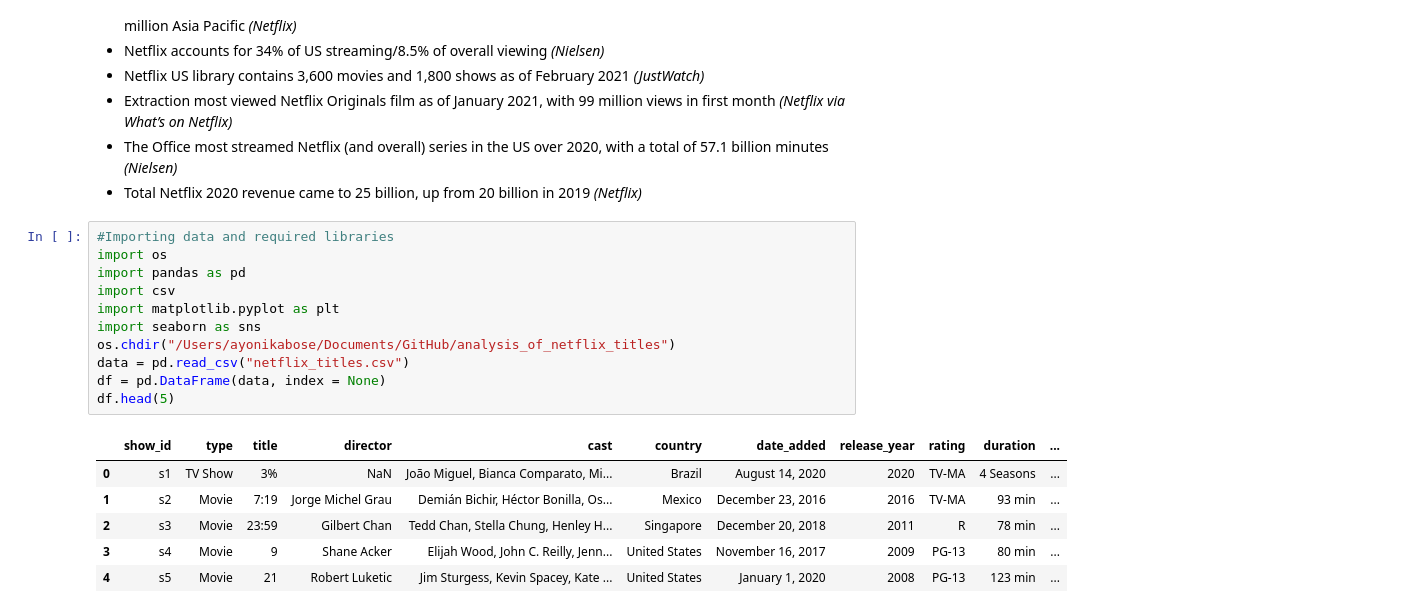
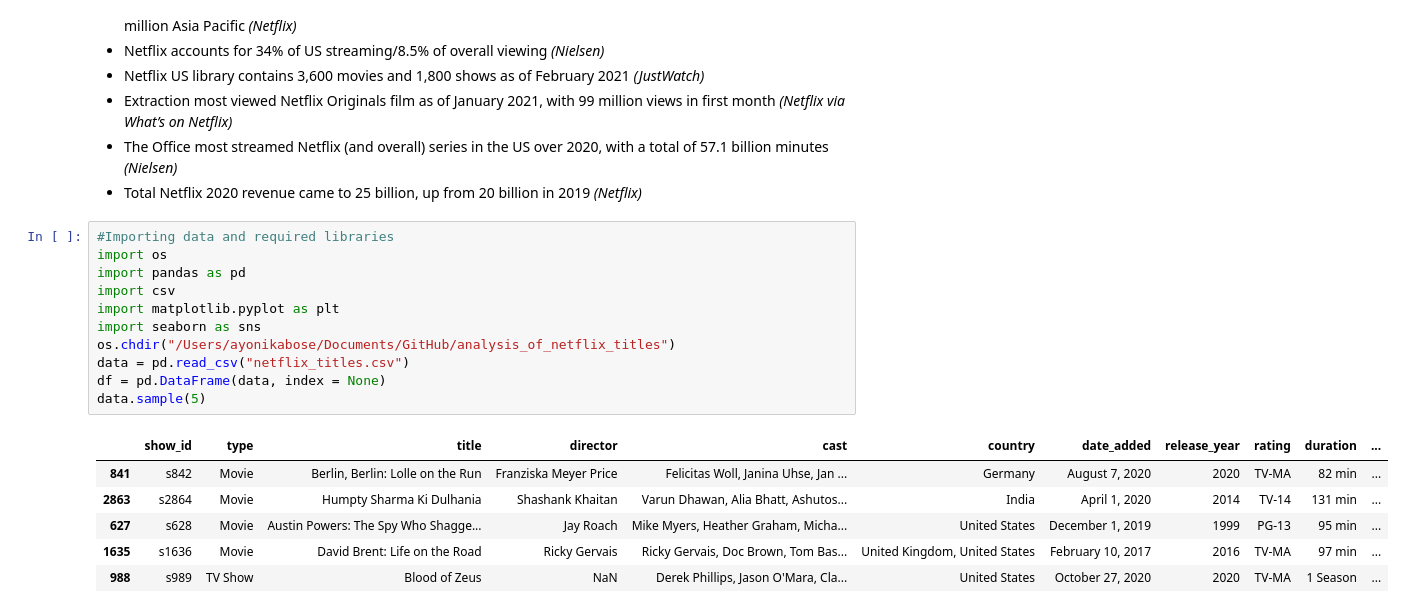
Before and after one commit to nikabosedata/analysis_of_netflix_titles, a Jupyter notebook: A Deeper Look at Netflix! .ipynb, the cells around one changed output. Cells and saved outputs as stored; diff of their text form.

```diff
--- a/A Deeper Look at Netflix! .ipynb
+++ b/A Deeper Look at Netflix! .ipynb
@@ -11,18 +11,18 @@
 # %%
 #Importing data and required libraries
 import os
 import pandas as pd
 import csv
 import matplotlib.pyplot as plt
 import seaborn as sns
 os.chdir("/Users/ayonikabose/Documents/GitHub/analysis_of_netflix_titles")
 data = pd.read_csv("netflix_titles.csv")
 df = pd.DataFrame(data, index = None)
-df.head(5)
+data.sample(5)
 # %% [output]
 |  | show_id | type | title | director | cast | country | date_added | release_year | rating | duration | ... |
-| 0 | s1 | TV Show | 3% | NaN | João Miguel, Bianca Comparato, Mi... | Brazil | August 14, 2020 | 2020 | TV-MA | 4 Seasons | ... |
-| 1 | s2 | Movie | 7:19 | Jorge Michel Grau | Demián Bichir, Héctor Bonilla, Os... | Mexico | December 23, 2016 | 2016 | TV-MA | 93 min | ... |
-| 2 | s3 | Movie | 23:59 | Gilbert Chan | Tedd Chan, Stella Chung, Henley H... | Singapore | December 20, 2018 | 2011 | R | 78 min | ... |
-| 3 | s4 | Movie | 9 | Shane Acker | Elijah Wood, John C. Reilly, Jenn... | United States | November 16, 2017 | 2009 | PG-13 | 80 min | ... |
-| 4 | s5 | Movie | 21 | Robert Luketic | Jim Sturgess, Kevin Spacey, Kate ... | United States | January 1, 2020 | 2008 | PG-13 | 123 min | ... |
+| 841 | s842 | Movie | Berlin, Berlin: Lolle on the Run | Franziska Meyer Price | Felicitas Woll, Janina Uhse, Jan ... | Germany | August 7, 2020 | 2020 | TV-MA | 82 min | ... |
+| 2863 | s2864 | Movie | Humpty Sharma Ki Dulhania | Shashank Khaitan | Varun Dhawan, Alia Bhatt, Ashutos... | India | April 1, 2020 | 2014 | TV-14 | 131 min | ... |
+| 627 | s628 | Movie | Austin Powers: The Spy Who Shagge... | Jay Roach | Mike Myers, Heather Graham, Micha... | United States | December 1, 2019 | 1999 | PG-13 | 95 min | ... |
+| 1635 | s1636 | Movie | David Brent: Life on the Road | Ricky Gervais | Ricky Gervais, Doc Brown, Tom Bas... | United Kingdom, United States | February 10, 2017 | 2016 | TV-MA | 97 min | ... |
+| 988 | s989 | TV Show | Blood of Zeus | NaN | Derek Phillips, Jason O'Mara, Cla... | United States | October 27, 2020 | 2020 | TV-MA | 1 Season | ... |
```
Also changed, not shown: parts of 6 cells of this notebook.
